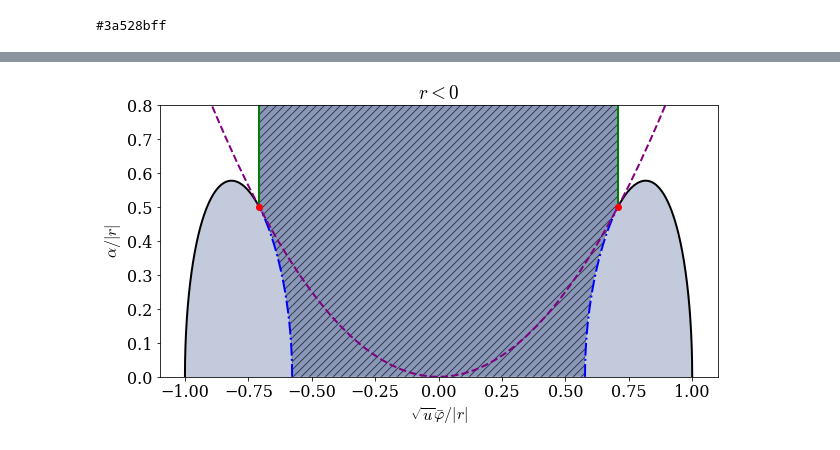
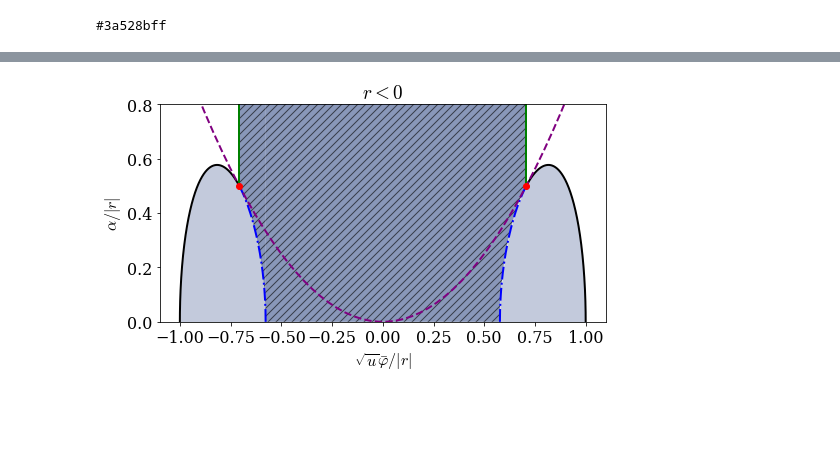
Before and after one commit to martkjoh/NRCH, a Jupyter notebook: done/phase_diag_2d.ipynb, the cells around one changed output, grey strips where cells are left out. Cells and saved outputs as stored; diff of their text form; code cells hidden in the pictures; blank space fills up the shorter version.

```diff
--- a/done/phase_diag_2d.ipynb
+++ b/done/phase_diag_2d.ipynb
@@ -165,0 +166,29 @@ fig.savefig('fig/l5.pdf',bbox_inches='tight')
+# %%
+fig, ax = plt.subplots(figsize=(10, 5))
+
+k = 1
+N = 200
+
+
+a = 1
+
+b = 3.4
+c = 2.2
+x0 = np.sqrt(a) + 1e-10
+x = np.linspace(-c, -x0, N)
+r1 = - 2 * x**2 - np.sqrt(x**4 - a**2)
+r2 = - 2 * x**2 + np.sqrt(x**4 - a**2)
+
+ax.plot(x, r2, "k-", label='$\\xi_+^{-2} = 0$')
+ax.plot(x, r1, "b-.", label='$\\xi_-^{-2} = 0$')
+ax.plot(-x, r2, "k-")
+ax.plot(-x, r1, "b-.")
+
+x3 = np.linspace(-x0, x0, N)
+r3 = -2*x3**2
+ax.plot(x3, r3, 'g-', label='$\\Re \\xi_\\pm^{-2} = 0$')
+
+
+ax.set_title("$\\alpha \\neq 0$")
+
+fig.savefig('fig/l5.pdf',bbox_inches='tight')
@@ -166,5 +197,5 @@ fig.savefig('fig/l5.pdf',bbox_inches='tight')
 # %%
-fig, ax = plt.subplots(figsize=(10, 5))
+fig, ax = plt.subplots(figsize=(8,4))
 
 x0 = 1/np.sqrt(3)
 x1 = 1/np.sqrt(2)
@@ -180,31 +211,31 @@ ax.plot(-xx2, a(xx2), 'k-')
 ax.plot([x1, x1], [a(x1), 1], 'g-')
 ax.plot([-x1, -x1], [a(x1), 1], 'g-')
 
 xx = np.linspace(x0, 1, 1000)
 
 ax.fill_between(xx, a(xx),np.zeros_like(xx), color=color, alpha=0.3, linewidth=0.0)
 ax.fill_between(-xx, a(xx),np.zeros_like(xx), color=color, alpha=0.3, linewidth=0.0)
 
 xx3 = np.linspace(-x1, -x0, 1000)
 ax.fill_between(xx3, a(xx3), 1, color=color, alpha=0.6, hatch='///', linewidth=0.0, edgecolor='#00000000')
 ax.fill_between(-xx3, a(xx3), 1, color=color, alpha=0.6, hatch='///', linewidth=0.0, edgecolor='#00000000')
 
 xx4 = np.linspace(-x0, x0, 1000)
 ax.fill_between(xx4, 0, 1, color=color, alpha=0.6, hatch='///', linewidth=0.0, edgecolor='#00000000')
 
 x = np.linspace(-1, 1)
 ax.plot(x, x**2, '--', color='purple', label='EL')
 
 ax.plot(x1, a(x1), 'ro', label='CEP')
 ax.plot(-x1, a(x1), 'ro')
 
 ax.set_ylabel("$\\alpha/|r|$")
 ax.set_xlabel("$\\sqrt{u} \\bar \\varphi/|r|$")
 ax.set_title("$r < 0$")
 
 ax.set_ylim(0, .8)
 
 plt.show()
 fig.savefig('fig/l6.pdf',bbox_inches='tight')
 # %% [output]
-[figure, old version]
+[figure, new version]
```
Also changed, not shown: parts of 4 cells of this notebook, 7 other files.
